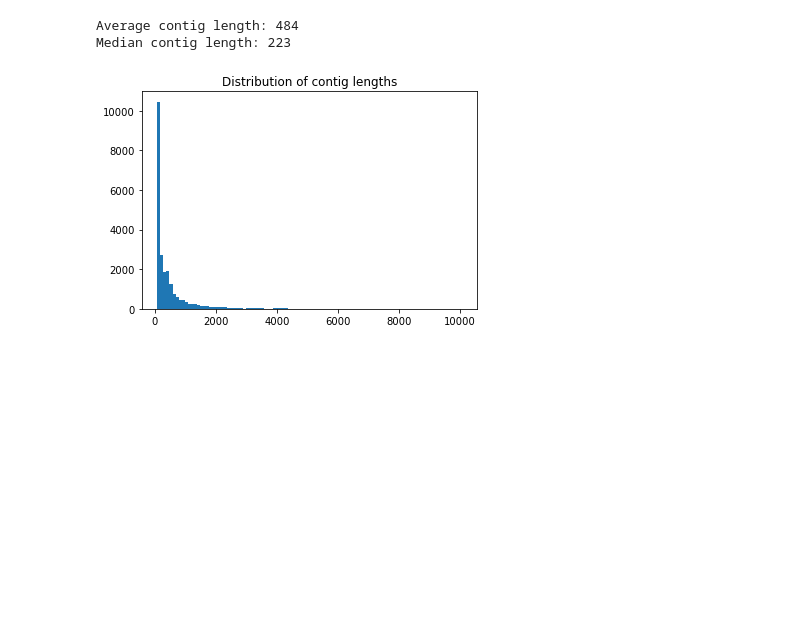
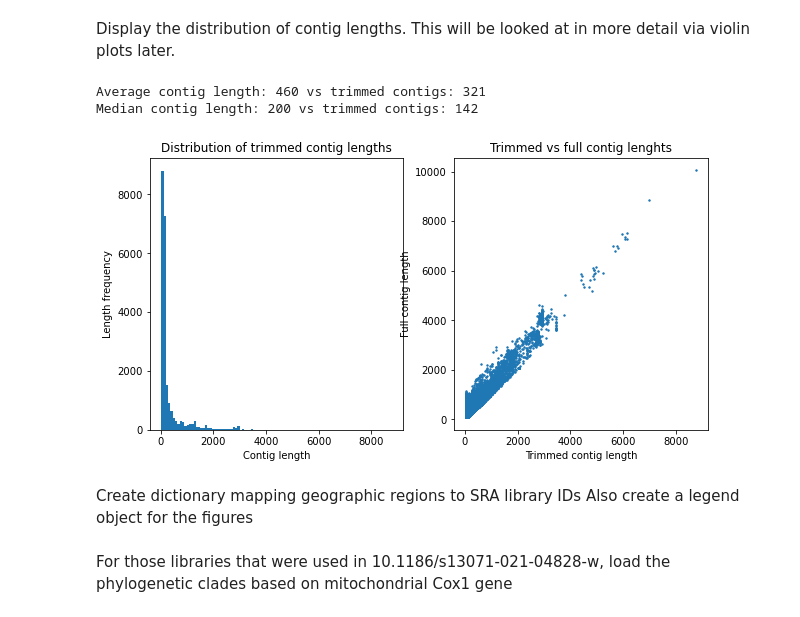
Before and after one commit to AntonS-bio/nrEVEs-AedesAegypti, a Jupyter notebook: scripts/PopulationEVEsClustering.ipynb, the cells around one changed output. Saved outputs shown, nothing was run; the diff lists cells and outputs as text; code cells hidden in the pictures; blank space fills up the shorter version.

```diff
--- a/scripts/PopulationEVEsClustering.ipynb
+++ b/scripts/PopulationEVEsClustering.ipynb
@@ -3,43 +9,62 @@
 from os import listdir
 from os.path import isfile, splitext, join
 from matplotlib import pyplot as plt
-from matplotlib.pyplot import figure
 import matplotlib.patches as mpatches
 import numpy as np
 import pandas as pd
 import umap
 from sklearn.preprocessing import StandardScaler
-from sklearn.manifold import TSNE, MDS, Isomap
-from sklearn.metrics import pairwise_distances
-from sklearn.decomposition import PCA
 from sklearn.cluster import DBSCAN
 from collections import Counter
-from matplotlib import cm
-from scipy.stats import fisher_exact
-from os import  chdir,  listdir
+from os import  listdir
 from os.path import  isfile, join, splitext
 import hdbscan
-from Bio import SeqIO
+from Bio import SeqIO, Seq
 import random
 wd="/mnt/storage5/anton/Mosquitoes/DENV/InputData/"
-#assembliesDir="/mnt/storage5/anton/Mosquitoes/DENV/assemblies/"
-#files=[f for f in listdir(assembliesDir) if isfile(join(assembliesDir, f)) and splitext(f)[1]==".fasta"]
-
-contigLengths=[]
-contigSequences={}
-for contig in SeqIO.parse(wd+"allAssemblies.fasta", "fasta"):
-    contigLengths.append(len(contig.seq))
-    contigSequences[contig.id]=str(contig.seq)
-
-
-print("Average contig length: "+str(int(np.average(contigLengths))))
-print("Median contig length: "+str(int(np.median(contigLengths))))
-
-plt.hist(contigLengths, bins=100)
-plt.title("Distribution of contig lengths")
-plt.show()
-# %% [output]
-Average contig length: 484
-Median contig length: 223
-[figure, removed]
+# %% [markdown]
+Display the distribution of contig lengths. This will be looked at in more detail via violin plots later.
+# %%
+total_contig_lengths={}
+total_contig_sequences={}
+for contig in SeqIO.parse(wd+"allAssemblies.fasta", "fasta"):
+    total_contig_lengths[contig.id]=len(contig.seq)
+    total_contig_sequences[contig.id]=str(contig.seq)
+
+trimmed_contig_sequences={}
+trimmed_contig_lengths={}
+for contig in SeqIO.parse(wd+"allTrimmedExGeneric.fasta", "fasta"):
+    trimmed_contig_sequences[contig.id]=str(contig.seq)
+    trimmed_contig_lengths[contig.id]=len(contig.seq)
+
+# all_contig_sequences={}
+# all_contig_lengths={}
+# for contig in SeqIO.parse("/mnt/storage5/anton/Mosquitoes/DENV/DB/allTrimmed.fasta", "fasta"):
+#     all_contig_sequences[contig.id]=str(contig.seq)
+#     all_contig_lengths[contig.id]=len(contig.seq)
+
+
+print(f'Average contig length: {int(np.average(list(total_contig_lengths.values())))} vs trimmed contigs: {int(np.average(list(trimmed_contig_lengths.values())))}'  )
+print(f'Median contig length: {int(np.median(list(total_contig_lengths.values())))} vs trimmed contigs: {int(np.median(list(trimmed_contig_lengths.values())))}'  )
+
+fig, axs = plt.subplots(1, 2)
+fig.set_size_inches(10,5)
+axs[0].hist(trimmed_contig_lengths.values(), bins=100)
+axs[0].set_title("Distribution of trimmed contig lengths")
+axs[0].set_xlabel("Contig length")
+axs[0].set_ylabel("Length frequency")
+temp_keys=list(trimmed_contig_lengths.keys()) #dictionaries are not guaranteed to be iterated in the same order, hence create list of keyes
+axs[1].scatter([trimmed_contig_lengths[f] for f in temp_keys],[total_contig_lengths[f] for f in temp_keys], s=2)
+axs[1].set_title("Trimmed vs full contig lenghts")
+axs[1].set_xlabel("Trimmed contig length")
+axs[1].set_ylabel("Full contig length")
+
+plt.show()
+# %% [output]
+Average contig length: 460 vs trimmed contigs: 321
+Median contig length: 200 vs trimmed contigs: 142
+[figure, added]
+# %% [markdown]
+Create dictionary mapping geographic regions to SRA library IDs
+Also create a legend object for the figures
 # %%
@@ -60,6 +82,8 @@ regionsCmap=plt.cm.get_cmap('tab10', len(set(sampleRegionsDic.values())))
 for region in set(sampleRegionsDic.values()):
     regionColoursDic[region]=regionsCmap( len(regionColoursDic) / len( set(sampleRegionsDic.values()) ) )
     geographyLegendElements.append(mpatches.Patch(color=regionColoursDic[region], label=region))
+# %% [markdown]
+For those libraries that were used in 10.1186/s13071-021-04828-w, load the phylogenetic clades based on mitochondrial Cox1 gene
 # %%
 cox1clades={}  #key=sample ID, value= cox1 gene clade in tree
 with open(wd+"Cox1Clades.tsv") as file:
```
Also changed, not shown: parts of 51 cells of this notebook.
